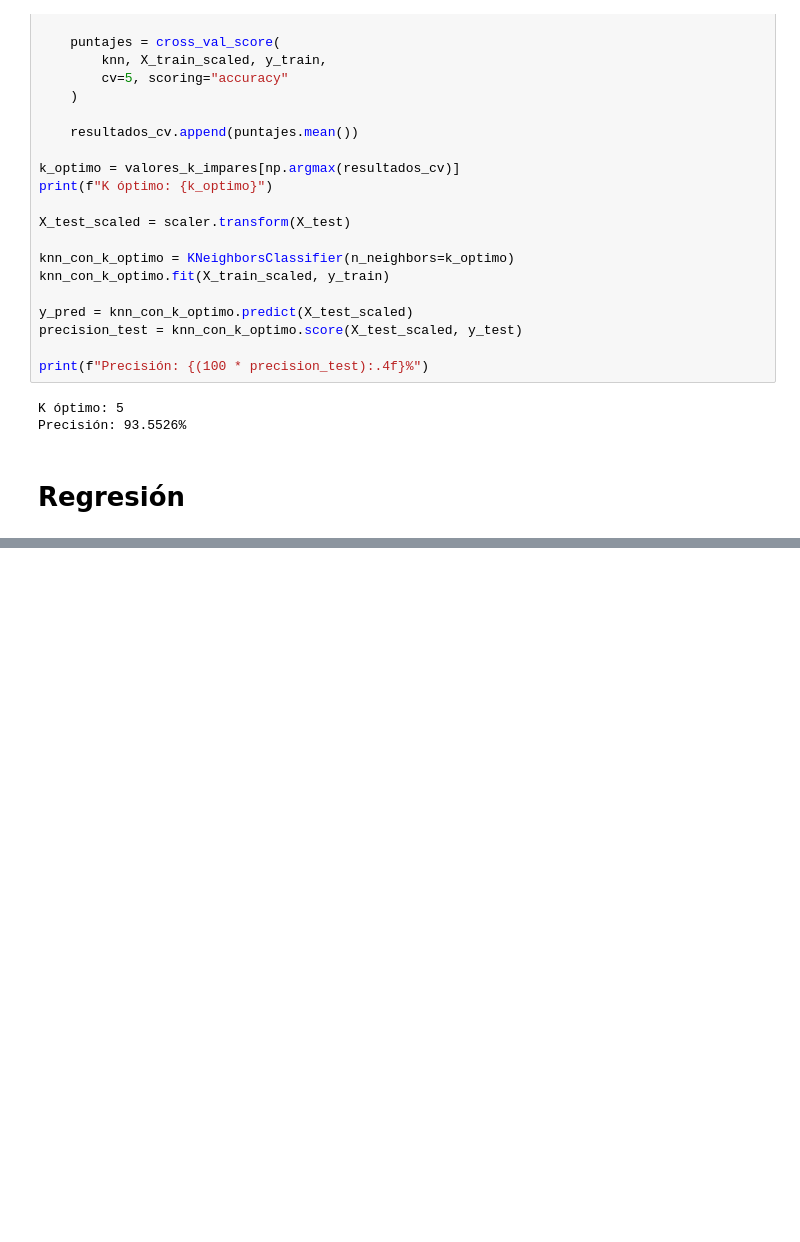
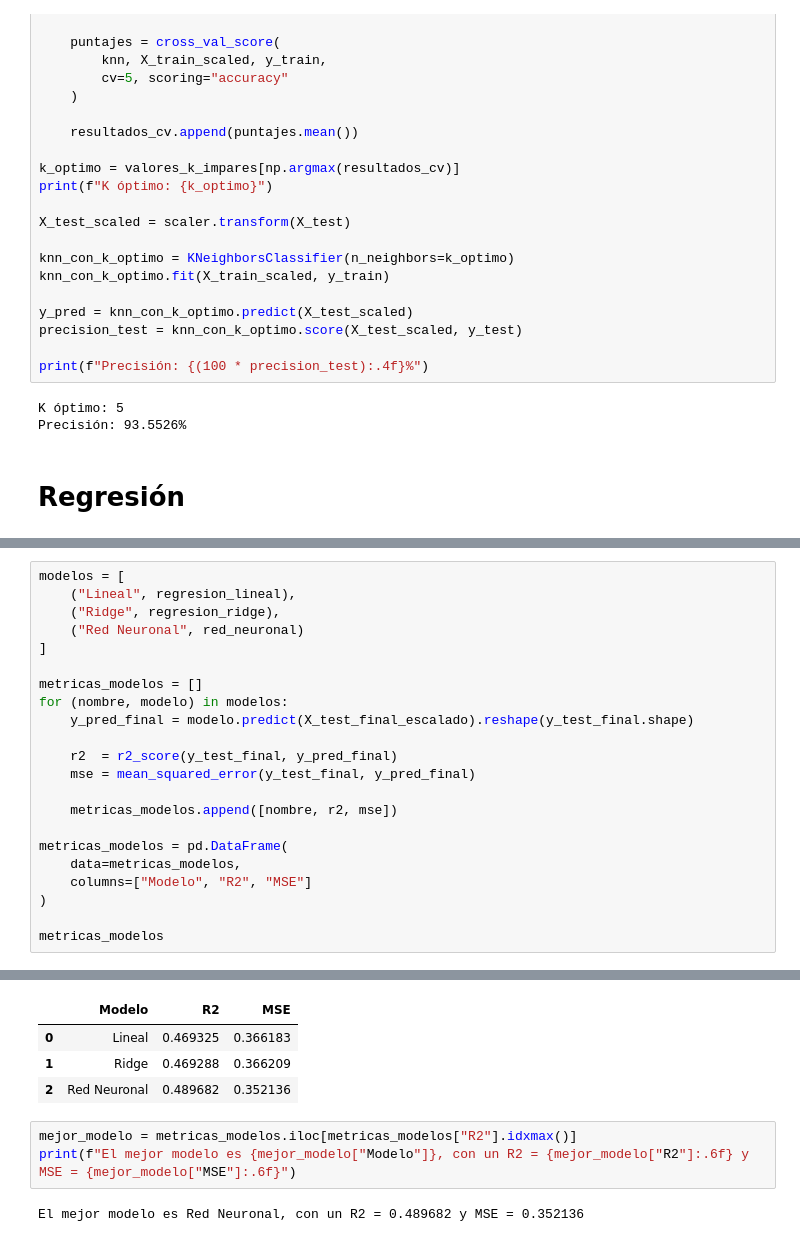
Before and after one commit to leonelifernandez12/labo_datos, a Jupyter notebook: tp_2.ipynb, the cells around one changed output, grey strips where cells are left out. Cells and saved outputs as stored; diff of their text form; blank space fills up the shorter version.

```diff
--- a/tp_2.ipynb
+++ b/tp_2.ipynb
@@ -843,0 +995,23 @@ Precisión: 93.5526%
+# %%
+modelos = [
+    ("Lineal", regresion_lineal),
+    ("Ridge", regresion_ridge),
+    ("Red Neuronal", red_neuronal)
+]
+
+metricas_modelos = []
+for (nombre, modelo) in modelos:
+    y_pred_final = modelo.predict(X_test_final_escalado).reshape(y_test_final.shape)
+
+    r2  = r2_score(y_test_final, y_pred_final)
+    mse = mean_squared_error(y_test_final, y_pred_final)
+
+    metricas_modelos.append([nombre, r2, mse])
+
+metricas_modelos = pd.DataFrame(
+    data=metricas_modelos,
+    columns=["Modelo", "R2", "MSE"]
+)
+
+metricas_modelos
+# %% [output]
@@ -843,0 +1019,9 @@ Precisión: 93.5526%
+|  | Modelo | R2 | MSE |
+| 0 | Lineal | 0.469325 | 0.366183 |
+| 1 | Ridge | 0.469288 | 0.366209 |
+| 2 | Red Neuronal | 0.489682 | 0.352136 |
+# %%
+mejor_modelo = metricas_modelos.iloc[metricas_modelos["R2"].idxmax()]
+print(f"El mejor modelo es {mejor_modelo["Modelo"]}, con un R2 = {mejor_modelo["R2"]:.6f} y MSE = {mejor_modelo["MSE"]:.6f}")
+# %% [output]
+El mejor modelo es Red Neuronal, con un R2 = 0.489682 y MSE = 0.352136
```
Also changed, not shown: parts of 16 cells of this notebook.
